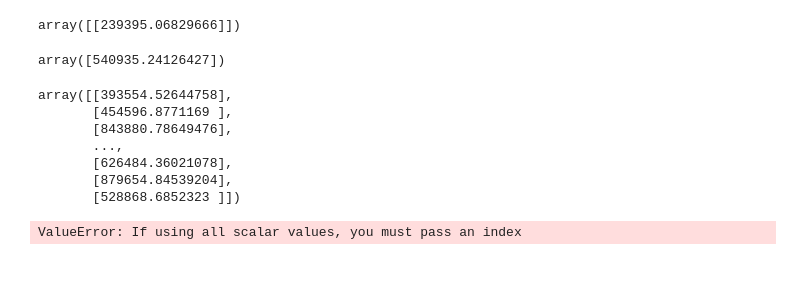
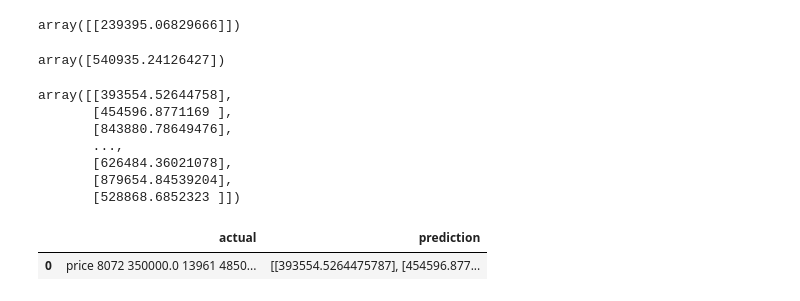
Before and after one commit to shivampahwa9/Assignments, a Jupyter notebook: Assignment_8.ipynb, the cells around one changed output. Saved outputs shown, nothing was run; the diff lists cells and outputs as text; code cells hidden in the pictures; blank space fills up the shorter version.

```diff
--- a/Assignment_8.ipynb
+++ b/Assignment_8.ipynb
@@ -166,6 +166,9 @@ array([[393554.52644758],
        [879654.84539204],
        [528868.6852323 ]])
 # %%
-a=pd.DataFrame({"actual":[Y_test],"prediction":[df6_pred]}).index=[0]
+a=pd.DataFrame({"actual":[Y_test],"prediction":[df6_pred]})
-# %% [output]
-ValueError: If using all scalar values, you must pass an index
+# %%
+a
+# %% [output]
+|  | actual | prediction |
+| 0 | price 8072 350000.0 13961 4850... | [[393554.5264475787], [454596.877... |
```
